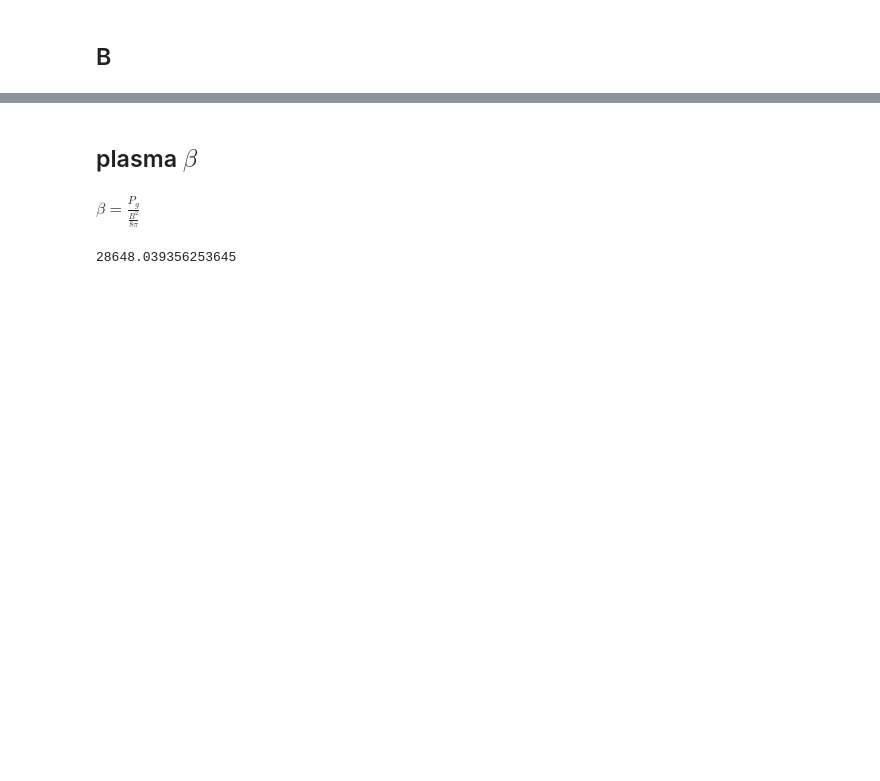
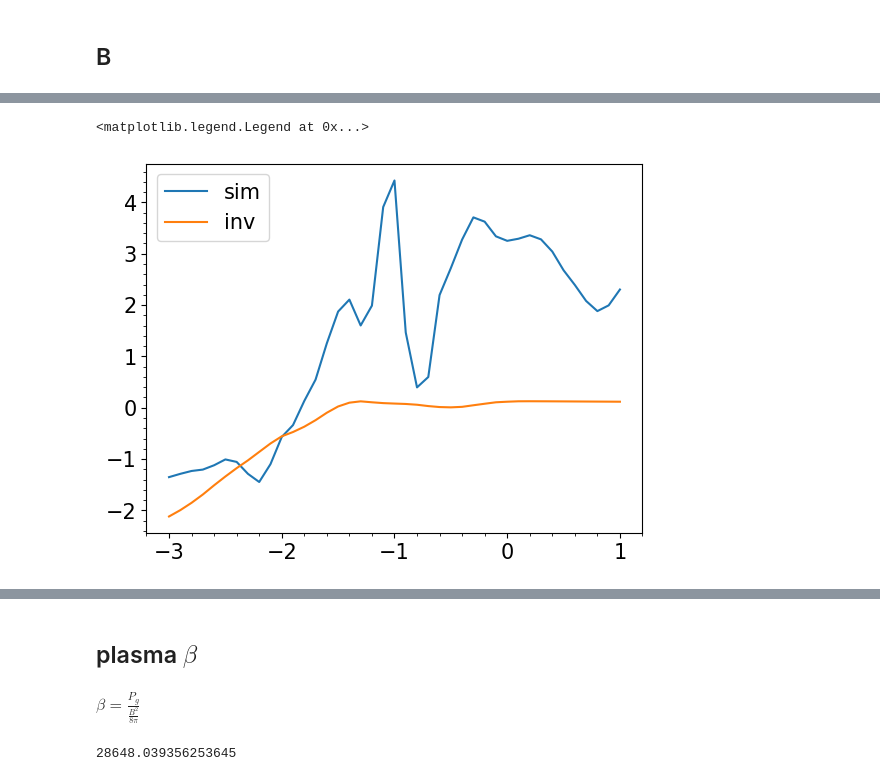
Before and after one commit to liuminos/check_muram_plage_pore, a Jupyter notebook: comparison.ipynb, the cells around one changed output, grey strips where cells are left out. Drawn from its saved outputs; the diff is of its cells as text; code cells hidden in the pictures; blank space fills up the shorter version.

```diff
--- a/comparison.ipynb
+++ b/comparison.ipynb
@@ -222,0 +246,7 @@ plt.legend()
+# %%
+plt.plot(tau_common,Vz[oppo[100,0],oppo[100,1],:]/1e5,label='sim')
+plt.plot(tau_common,atm[1,5,oppo_o[100,0],oppo_o[100,1],:41]/1e5,label='inv')
+plt.legend()
+# %% [output]
+<matplotlib.legend.Legend at 0x...>
+[figure, added]
```
Also changed, not shown: parts of 9 cells of this notebook, 4 other files.
